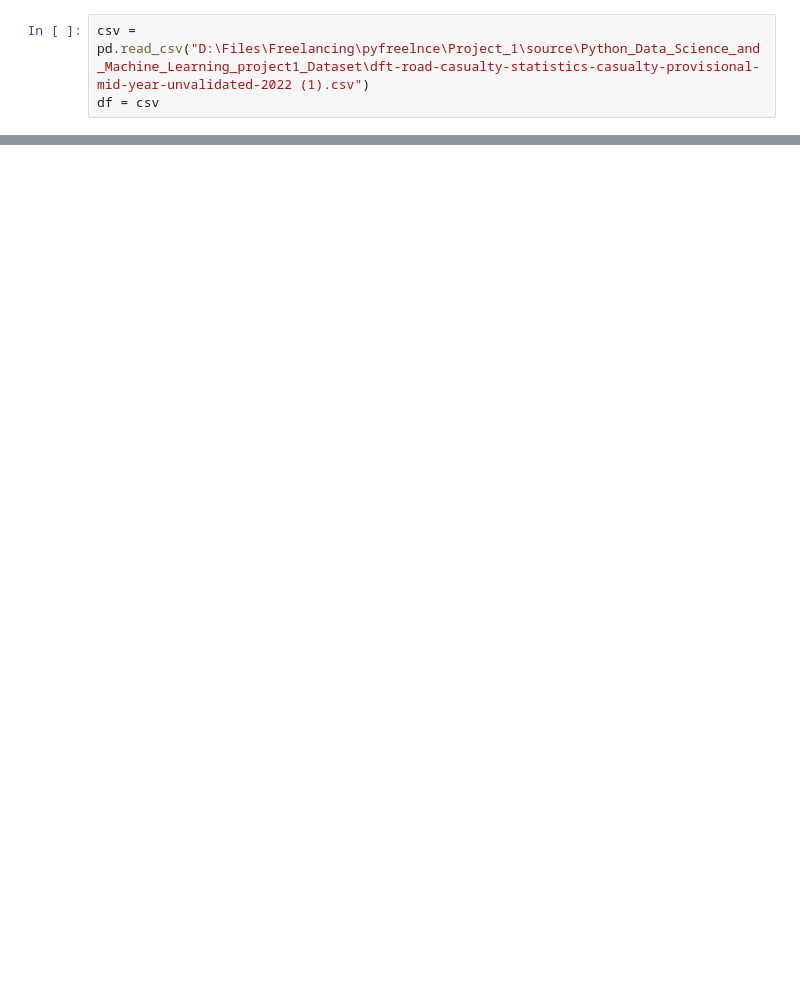
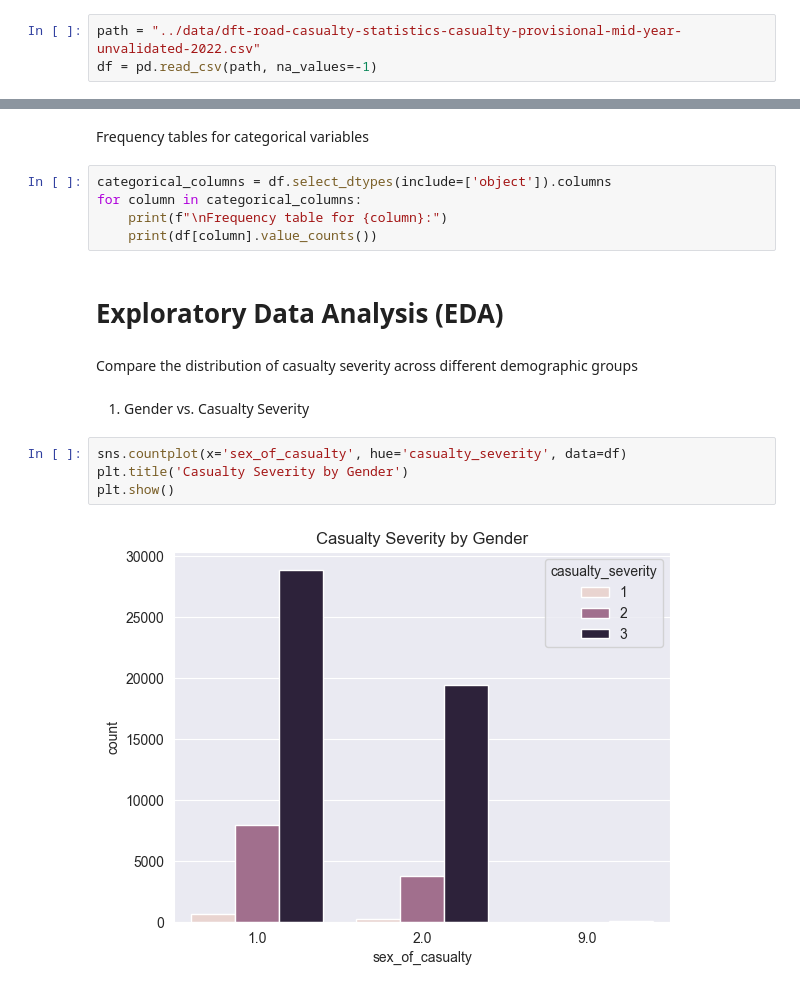
Before and after one commit to samahosseini/RoadAccidentsData2022, a Jupyter notebook: src/main.ipynb, the cells around one changed output, grey strips where cells are left out. Cells and saved outputs as stored; diff of their text form; blank space fills up the shorter version.

Commit message:
Data cleaning stage and the frist draft

```diff
--- a/src/main.ipynb
+++ b/src/main.ipynb
@@ -7,3 +14,3 @@ import matplotlib.pyplot as plt
 # %%
-csv = pd.read_csv("D:\Files\Freelancing\pyfreelnce\Project_1\source\Python_Data_Science_and_Machine_Learning_project1_Dataset\dft-road-casualty-statistics-casualty-provisional-mid-year-unvalidated-2022 (1).csv")
-df = csv
+path = "../data/dft-road-casualty-statistics-casualty-provisional-mid-year-unvalidated-2022.csv"
+df = pd.read_csv(path, na_values=-1)
@@ -43,0 +175,19 @@ Range of diversity for 'casualty_imd_decile': 12
+# %% [markdown]
+Frequency tables for categorical variables
+# %%
+categorical_columns = df.select_dtypes(include=['object']).columns
+for column in categorical_columns:
+    print(f"\nFrequency table for {column}:")
+    print(df[column].value_counts())
+# %% [markdown]
+# Exploratory Data Analysis (EDA)
+# %% [markdown]
+Compare the distribution of casualty severity across different demographic groups
+# %% [markdown]
+1. Gender vs. Casualty Severity
+# %%
+sns.countplot(x='sex_of_casualty', hue='casualty_severity', data=df)
+plt.title('Casualty Severity by Gender')
+plt.show()
+# %% [output]
+[figure, added]
```
Also changed, not shown: parts of 38 cells of this notebook.
